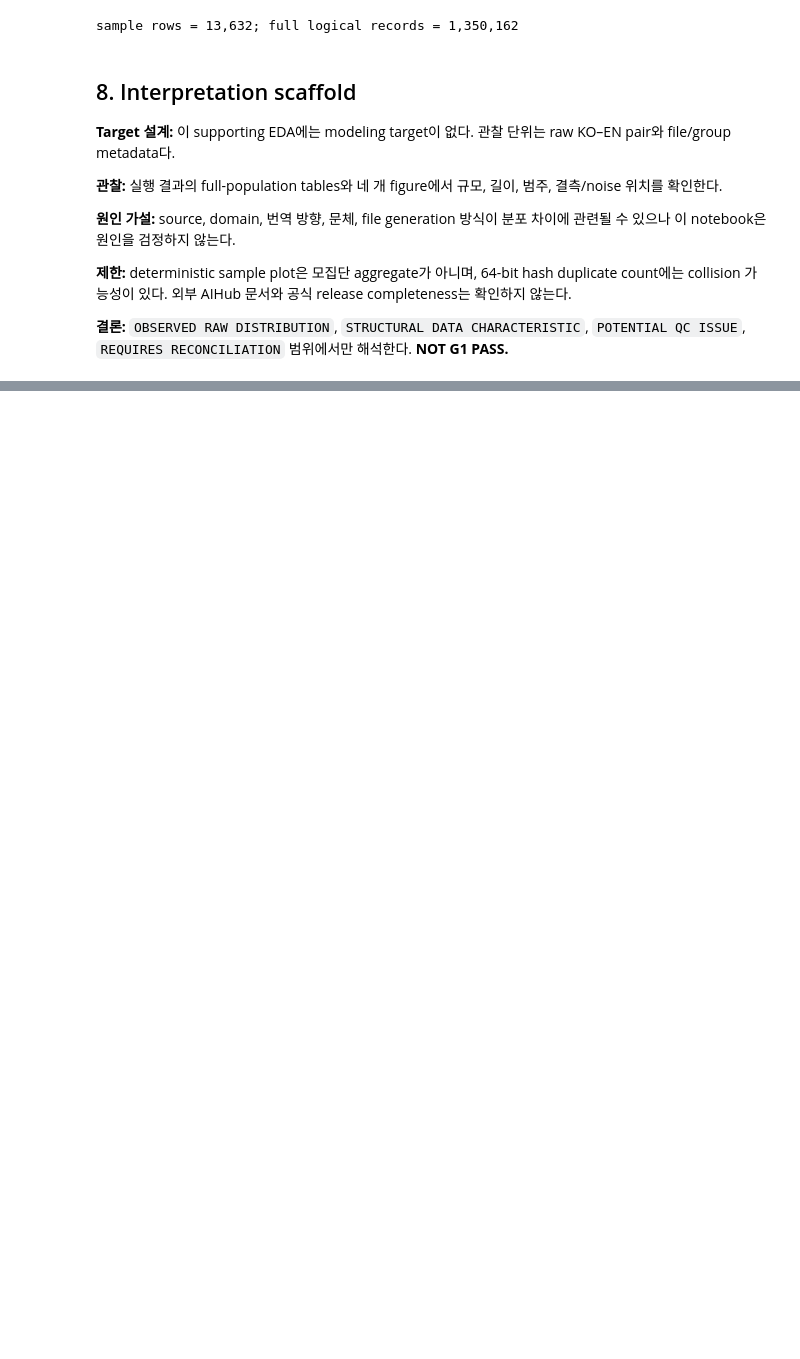
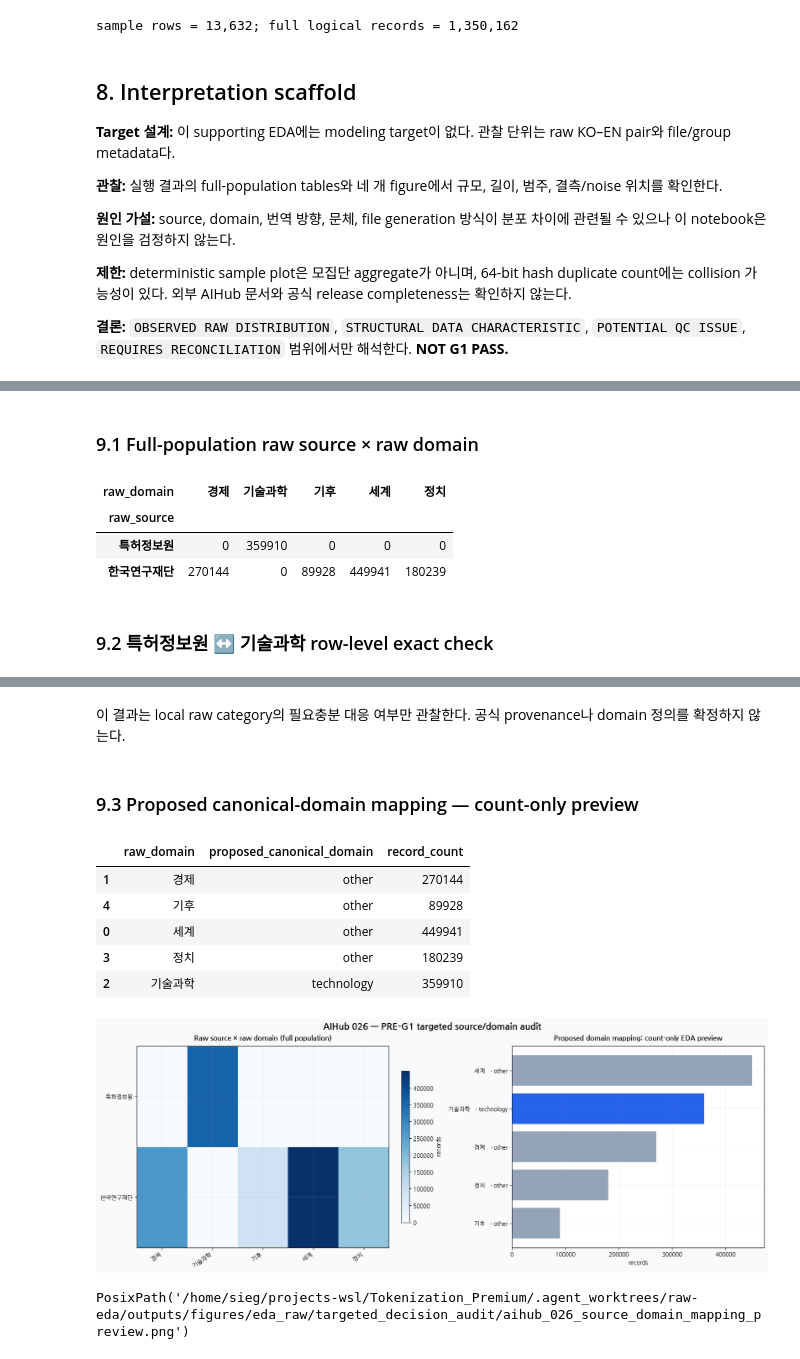
Before and after one commit to Siegfriex/Tokenization_Premium, a Jupyter notebook: notebooks/exploratory/raw/EDA_RAW_AIHUB_026_tech_science_parallel.ipynb, the cells around one changed output, grey strips where cells are left out. Drawn from its saved outputs; the diff is of its cells as text; code cells hidden in the pictures; blank space fills up the shorter version.

Commit message:
eda(raw): add targeted duplicate decision appendices

```diff
--- a/notebooks/exploratory/raw/EDA_RAW_AIHUB_026_tech_science_parallel.ipynb
+++ b/notebooks/exploratory/raw/EDA_RAW_AIHUB_026_tech_science_parallel.ipynb
@@ -245,0 +333,32 @@ sample rows = 13,632; full logical records = 1,350,162
+# %%
+
+display(Markdown("### 9.1 Full-population raw source × raw domain"))
+source_domain_matrix_026=source_domain_026_df.pivot_table(index="raw_source",columns="raw_domain",values="record_count",fill_value=0,aggfunc="sum")
+display(source_domain_matrix_026)
+display(Markdown("### 9.2 특허정보원 ↔ 기술과학 row-level exact check"))
+display(patent_technology_check_026_df)
+display(Markdown("이 결과는 local raw category의 필요충분 대응 여부만 관찰한다. 공식 provenance나 domain 정의를 확정하지 않는다."))
+display(Markdown("### 9.3 Proposed canonical-domain mapping — count-only preview"))
+display(domain_preview_026_df)
+
+configure_plotting()
+fig,axes=plt.subplots(1,2,figsize=(16,6),constrained_layout=True)
+matrix=source_domain_matrix_026
+image=axes[0].imshow(matrix.values,aspect="auto",cmap="Blues")
+axes[0].set_xticks(range(len(matrix.columns)),matrix.columns,rotation=35,ha="right")
+axes[0].set_yticks(range(len(matrix.index)),matrix.index)
+axes[0].set_title("Raw source × raw domain (full population)")
+fig.colorbar(image,ax=axes[0],shrink=.75,label="records")
+preview=domain_preview_026_df.sort_values("record_count")
+colors=np.where(preview.proposed_canonical_domain.eq("technology"),"#2563EB","#94A3B8")
+axes[1].barh(preview.raw_domain+" → "+preview.proposed_canonical_domain,preview.record_count,color=colors)
+axes[1].set_title("Proposed domain mapping: count-only EDA preview"); axes[1].set_xlabel("records")
+fig.suptitle("AIHub 026 — PRE-G1 targeted source/domain audit",fontsize=16,fontweight="bold")
+save_target_figure(fig,"aihub_026_source_domain_mapping_preview.png")
+# %% [output]
+### 9.1 Full-population raw source × raw domain
+| raw_domain | 경제 | 기술과학 | 기후 | 세계 | 정치 |
+| raw_source |  |  |  |  |  |
+| 특허정보원 | 0 | 359910 | 0 | 0 | 0 |
+| 한국연구재단 | 270144 | 0 | 89928 | 449941 | 180239 |
+### 9.2 특허정보원 ↔ 기술과학 row-level exact check
@@ -245,0 +367,10 @@ sample rows = 13,632; full logical records = 1,350,162
+이 결과는 local raw category의 필요충분 대응 여부만 관찰한다. 공식 provenance나 domain 정의를 확정하지 않는다.
+### 9.3 Proposed canonical-domain mapping — count-only preview
+|  | raw_domain | proposed_canonical_domain | record_count |
+| 1 | 경제 | other | 270144 |
+| 4 | 기후 | other | 89928 |
+| 0 | 세계 | other | 449941 |
+| 3 | 정치 | other | 180239 |
+| 2 | 기술과학 | technology | 359910 |
+[figure, added]
+PosixPath('/home/sieg/projects-wsl/Tokenization_Premium/.agent_worktrees/raw-eda/outputs/figures/eda_raw/targeted_decision_audit/aihub_026_source_domain_mapping_preview.png')
```
Also changed, not shown: parts of 3 cells of this notebook, 24 other files.
